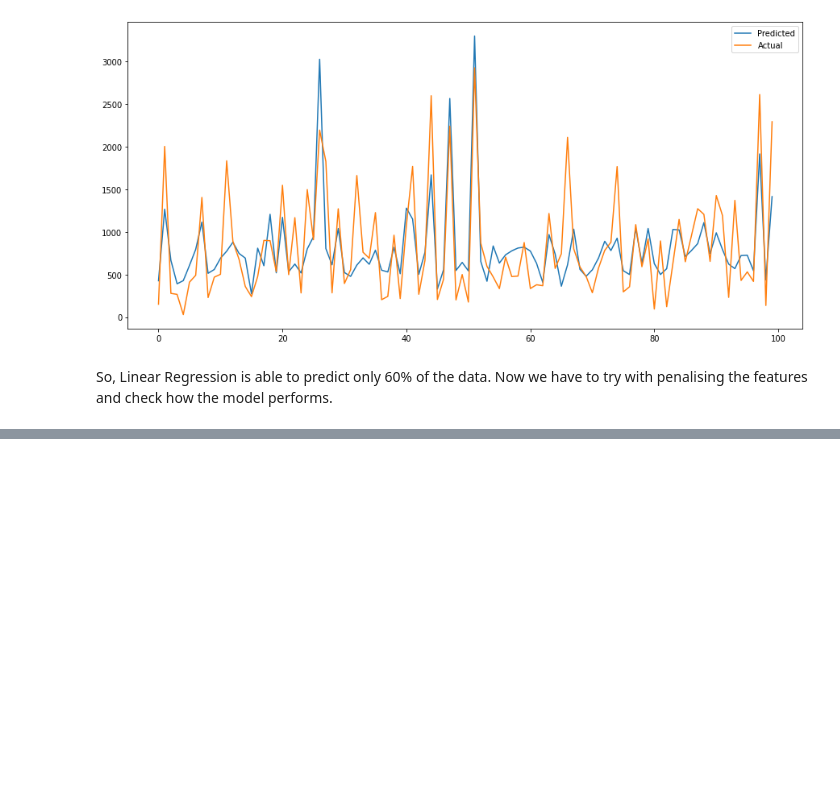
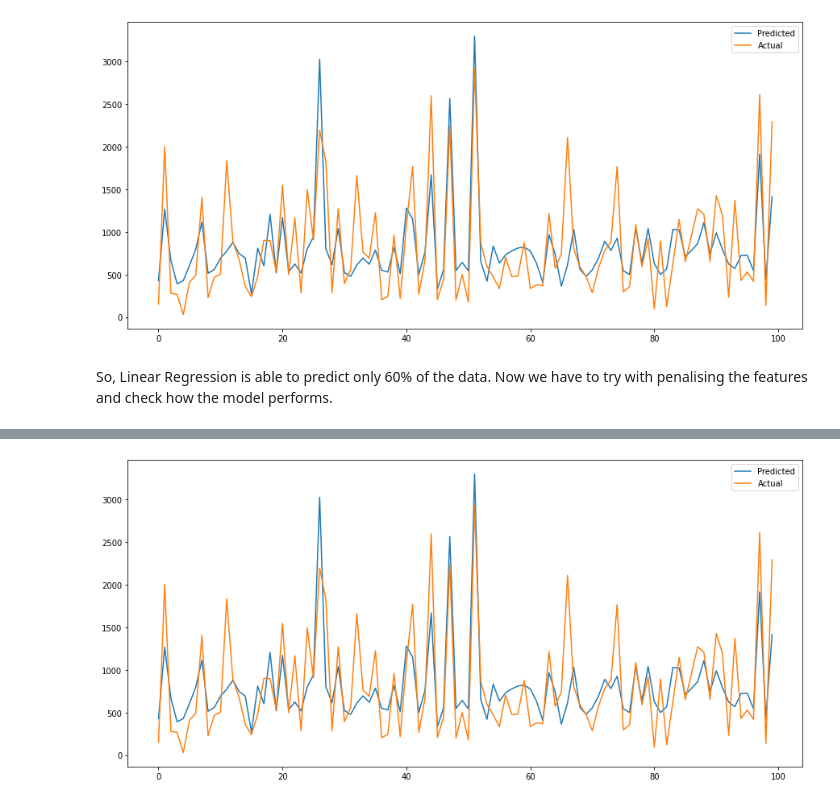
Before and after one commit to Prashant-Shaw/NYC-Taxi-Trip-Time-Prediction, a Jupyter notebook: NYC_Taxi_Trip_Time_Prediction_Capstone_Project.ipynb, the cells around one changed output, grey strips where cells are left out. Saved outputs shown, nothing was run; the diff lists cells and outputs as text; code cells hidden in the pictures; blank space fills up the shorter version.

```diff
--- a/NYC_Taxi_Trip_Time_Prediction_Capstone_Project.ipynb
+++ b/NYC_Taxi_Trip_Time_Prediction_Capstone_Project.ipynb
@@ -993,0 +1099,2 @@ So, Linear Regression is able to predict only 60% of the data. Now we have to tr
+# %%
+y_pred_elastic = elastic_regressor.predict(X_test)
@@ -993,0 +1110,5 @@ So, Linear Regression is able to predict only 60% of the data. Now we have to tr
+# %%
+#Displaying the comparison between Predicted and Actual values for the first 100 entries in the test data.
+predicted_actual_plot(y_test, y_pred_elastic)
+# %% [output]
+[figure, added]
```
Also changed, not shown: parts of 20 cells of this notebook.
